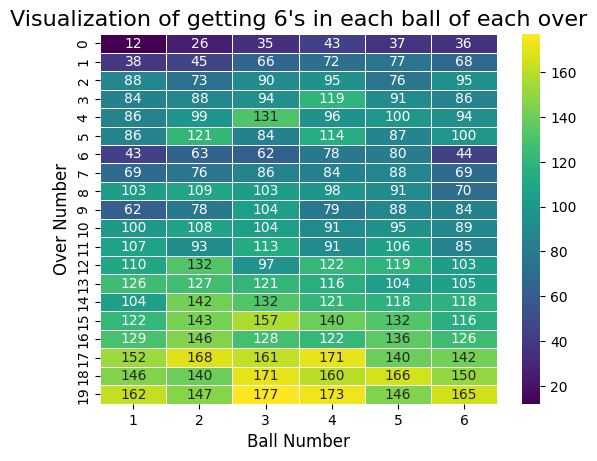
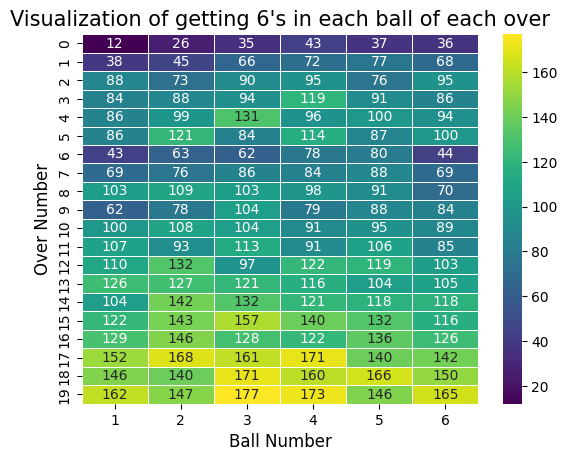
Unified diff of the notebook cell whose output changed from the first chart to the second:
--- before
+++ after
@@ -5,6 +5,7 @@
 #Visualization of getting 6's in  each bll of over
 sns.heatmap(result,annot=True,linewidths=0.5,cmap='viridis',fmt='d')
-plt.title("Visualization of getting 6's in each ball of each over",fontsize=16)
+plt.title("Visualization of getting 6's in each ball of each over",fontsize=15)
 plt.xlabel('Ball Number',fontsize=12)
 plt.ylabel('Over Number',fontsize=12)
+plt.savefig("Images/Getting 6's in each vall of each over")
 plt.show()

Commit: Save some important images in Images folder